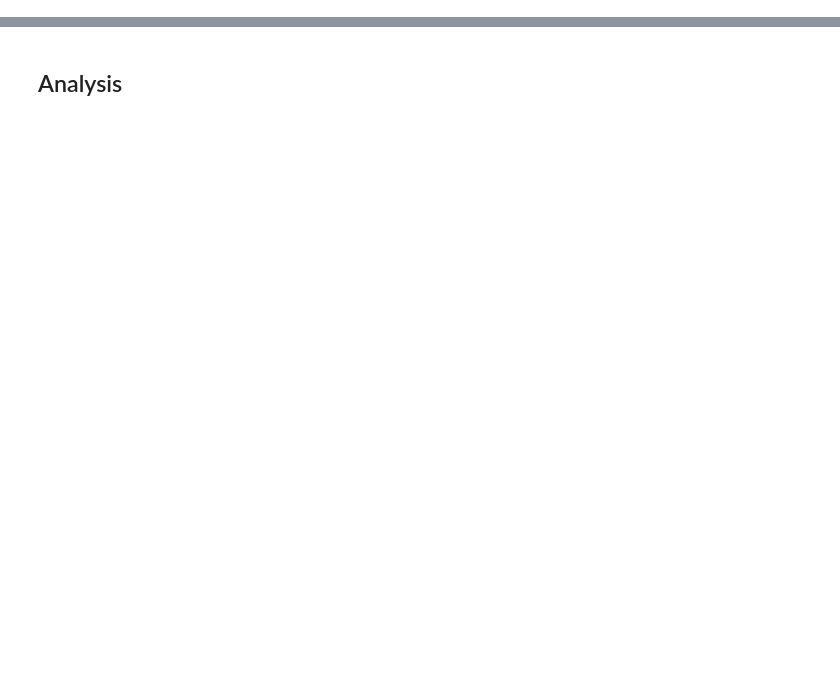
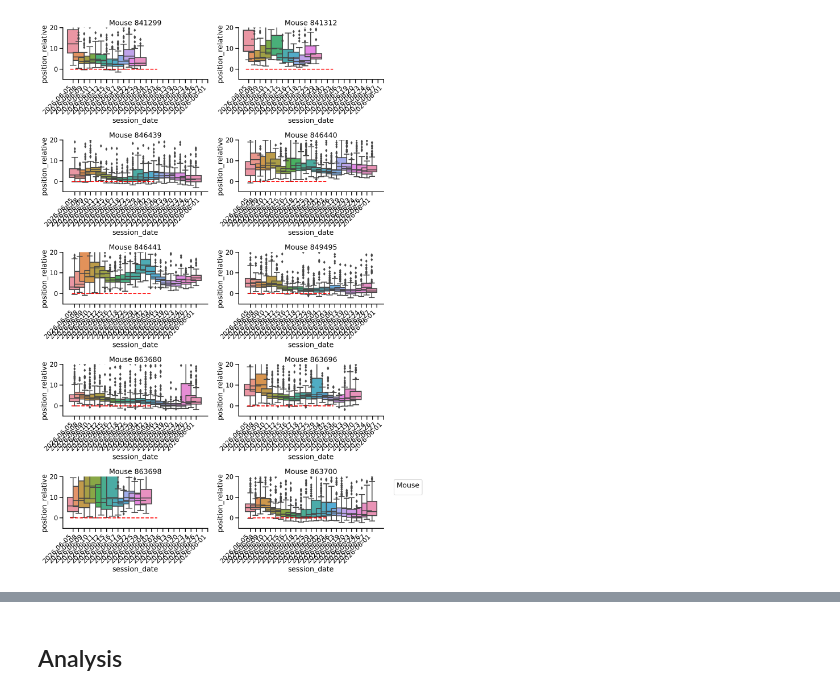
Before and after one commit to AllenNeuralDynamics/Aind.Behavior.VrForaging.Analysis, a Jupyter notebook: notebooks/BehaviorAnalysis/General/AcrossTimeBehavior.ipynb, the cells around one changed output, grey strips where cells are left out. Drawn from its saved outputs; the diff is of its cells as text; code cells hidden in the pictures; blank space fills up the shorter version.

```diff
--- a/notebooks/BehaviorAnalysis/General/AcrossTimeBehavior.ipynb
+++ b/notebooks/BehaviorAnalysis/General/AcrossTimeBehavior.ipynb
@@ -61,0 +129,15 @@ df = pd.concat(list_of_epochs, ignore_index=True)
+# %%
+fig, axes = plt.subplots(nrows=5, ncols=2, figsize=(14, 20))
+for ax,mouse in zip(axes.flatten(),plot.mouse.unique()):
+    sns.boxplot(data=plot.loc[plot.mouse == mouse], x='session_date', y='position_relative', ax=ax, width=2)
+    plt.xticks(rotation=45, ha='right')
+    ax.set_title(f'Mouse {mouse}')
+    ax.set_ylim(-5, 20)
+    ax.hlines(0, xmin=-0.5, xmax=15, colors='red', linestyles='dashed')
+    plt.legend(title='Mouse', bbox_to_anchor=(1.05, 1), loc='upper left')
+    sns.despine()
+    ax.set_xticks(range(len(plot.session_date.unique())))
+    ax.set_xticklabels(plot.session_date.unique(), rotation=45, ha='right')
+plt.tight_layout()
+# %% [output]
+[figure, added]
```
Also changed, not shown: parts of 18 cells of this notebook, 11 other files.
